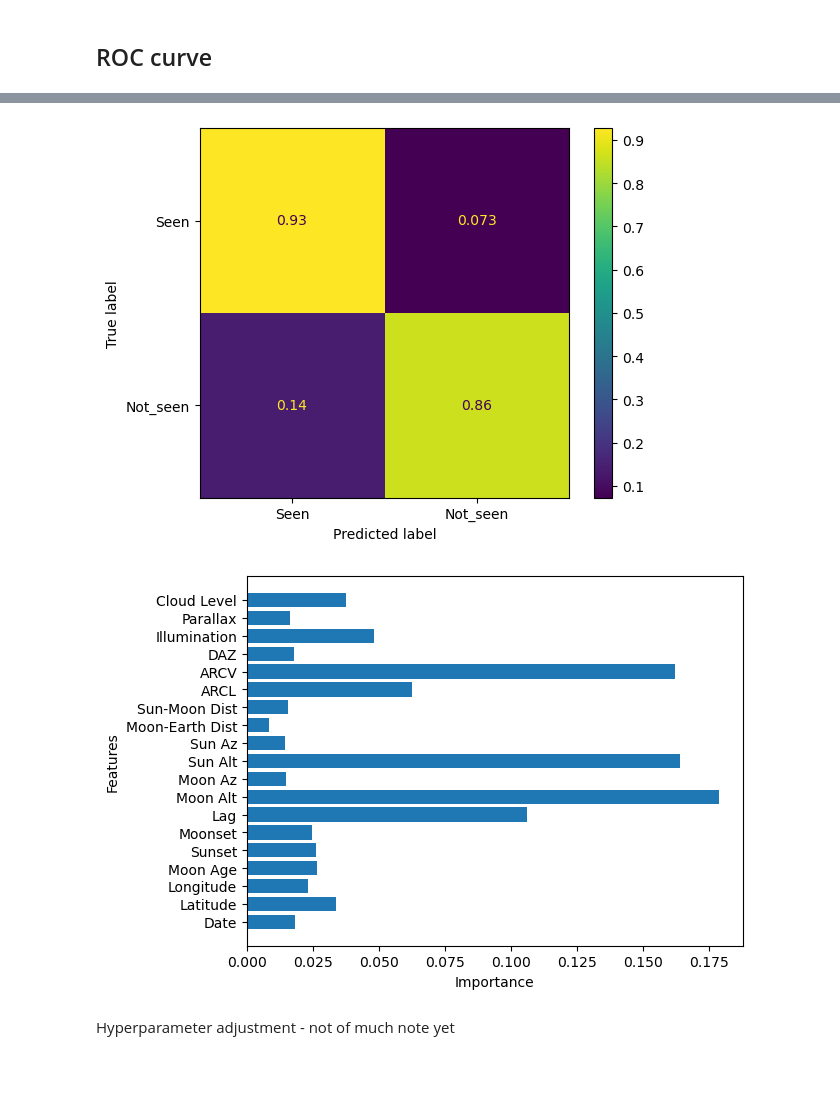
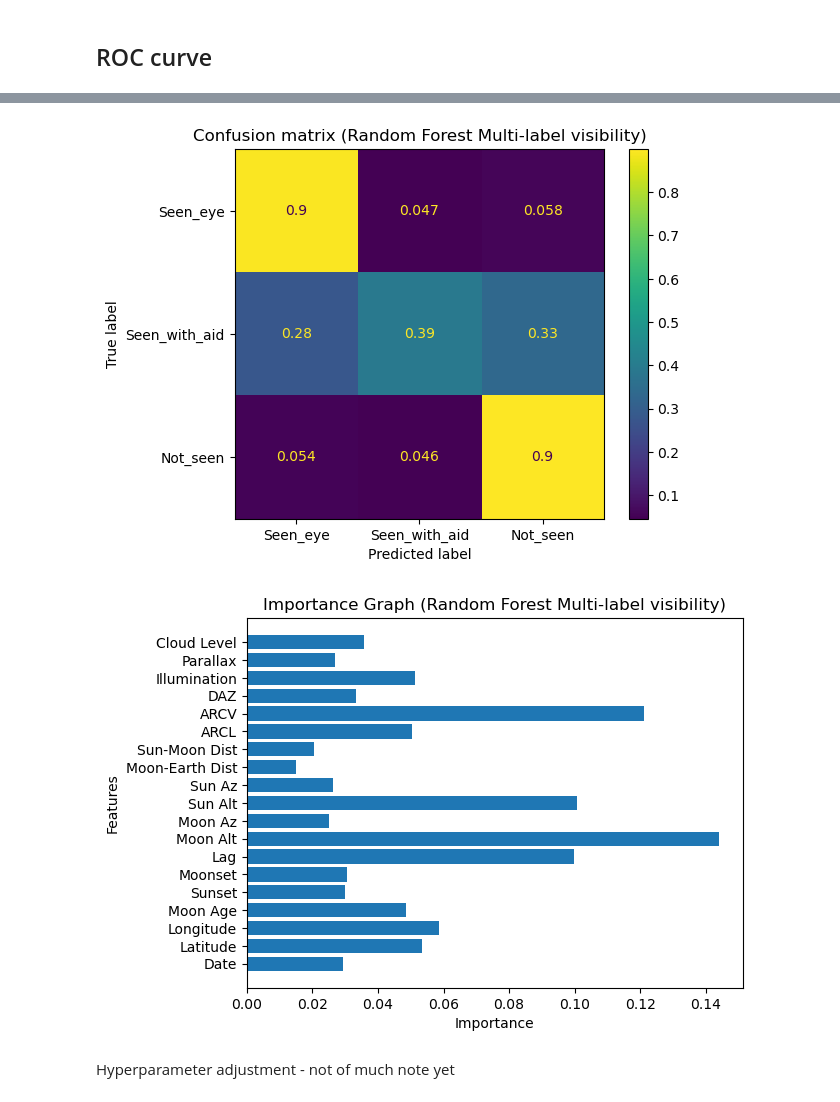
Before and after one commit to EmmaAlexander/mphys-moon, a Jupyter notebook: Code/moon_visibility_ML.ipynb, the cells around one changed output, grey strips where cells are left out. Drawn from its saved outputs; the diff is of its cells as text; code cells hidden in the pictures; blank space fills up the shorter version.

```diff
--- a/Code/moon_visibility_ML.ipynb
+++ b/Code/moon_visibility_ML.ipynb
@@ -119,17 +127,26 @@ variable_list =  data.columns.tolist()
 features = variable_list
 
 
-if METHOD:
+if MULTI_OUTPUT_METHOD:
     orig_y = np.array(data['Methods'].str.split(";"))
     mlb = MultiLabelBinarizer(classes=ptype)
     y = mlb.fit_transform(orig_y)
+    features.remove('Methods')
+    # test = pd.DataFrame(y, columns=mlb.classes_)
+    # print(test.head(10))
+
+elif MULTI_LABEL_METHOD:
+    #if XGBOOST:
+    data["Method"] = data["Method"].replace("Seen_eye",2) #XGboost needs 1 and 0
+    data["Method"] = data["Method"].replace("Seen_with_aid",1)
+    data["Method"] = data["Method"].replace("Not_seen",0)
+    y = np.array(data['Method'])
     features.remove('Method')
-    features.remove('Methods')
-    #pos = 'Seen_eye' # for ROC curve +ve result
 
-    test = pd.DataFrame(y, columns=mlb.classes_)
-    print(test.head(10))
 else:
+    if XGBOOST:
+        data["Seen"] = data["Seen"].replace("Seen",1) #XGboost needs 1 and 0
+        data["Seen"] = data["Seen"].replace("Not_seen", 0)
     y = np.array(data['Seen'])
     features.remove('Seen')
     pos = 'Seen' # for ROC curve +ve result
@@ -139,14 +156,18 @@ X = data[features]
 x_train, x_test, y_train, y_test = train_test_split(X, y, test_size=0.2) # 80/20 training/test split
 # %%
 # Produce randomforest classifier model and fit to training data
-# Keep the random_state=1 in your arguments
-# gini or entropy
-if METHOD:
-    rf = MultiOutputClassifier(RandomForestClassifier(n_estimators=100,n_jobs=-1))#, criterion = 'gini', max_depth=12,random_state=0, oob_score=True)
+if XGBOOST:
+    if MULTI_OUTPUT_METHOD:
+        model = XGBClassifier(tree_method="hist") #, criterion = 'gini', max_depth=12,random_state=0, oob_score=True)
+    else:
+        model = XGBClassifier(max_depth=5, learning_rate=1)
 else:
-    rf = RandomForestClassifier(n_estimators=100,n_jobs=-1)
+    if MULTI_OUTPUT_METHOD:
+        model = MultiOutputClassifier(RandomForestClassifier(n_estimators=100,n_jobs=-1))#, criterion = 'gini', max_depth=12,random_state=0, oob_score=True)
+    else:
+        model = RandomForestClassifier(n_estimators=100,n_jobs=-1)
 # Fitting takes the input and "truth" data for classification purposes
-rf.fit(x_train, y_train)
+model.fit(x_train, y_train)
 # %% [output]
 RandomForestClassifier(n_jobs=-1)
 # %%
@@ -258,11 +289,12 @@ Oob Score:  0.8998384491114702
 # %%
 # plot your confusion matrix
-if METHOD:
+if MULTI_OUTPUT_METHOD:
     cm = confusion_matrix(get_easiest_method_names(y_test), get_easiest_method_names(y_pred),normalize = 'true')
 else:
     cm = confusion_matrix(y_test, y_pred,normalize = 'true')
 disp = ConfusionMatrixDisplay(confusion_matrix=cm, display_labels=ptype)
 disp.plot()
+plt.title(f"Confusion matrix ({TITLE})")
 plt.show()
 # %% [output]
-[figure, old version]
+[figure, new version]
@@ -281,23 +301,24 @@ if METHOD:
 # %%
 # Plot importance
-if METHOD:
+if not XGBOOST and MULTI_LABEL_METHOD:
     feat_impts = []
-    for clf in rf.estimators_:
+    for clf in model.estimators_:
         feat_impts.append(clf.feature_importances_)
 
     importance = np.mean(feat_impts, axis=0)
 
 else:
-    importance = rf.feature_importances_
+    importance = model.feature_importances_
 
 ytix = features
 plt.barh(range(len(features)), importance)
 plt.yticks(range(len(features)), features)
 plt.xlabel("Importance")
 plt.ylabel("Features")
+plt.title(f"Importance Graph ({TITLE})")
 plt.show()
 # %% [output]
-[figure, old version]
+[figure, new version]
 # %% [markdown]
 Hyperparameter adjustment - not of much note yet
 # %%
```
Also changed, not shown: parts of 11 cells of this notebook, 6 other files.
